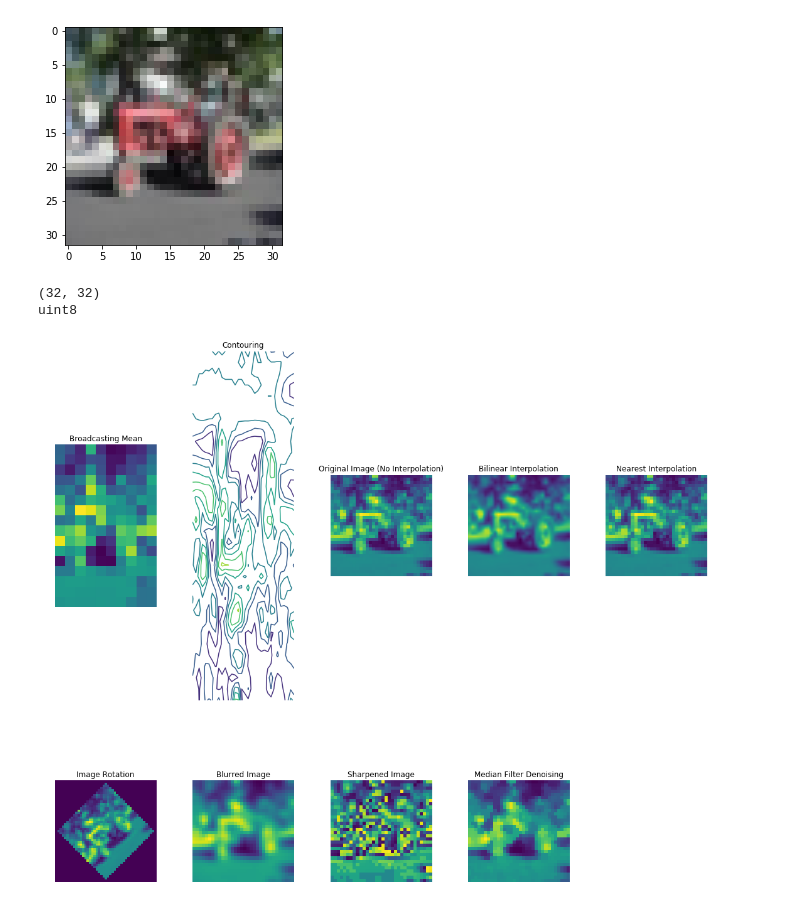
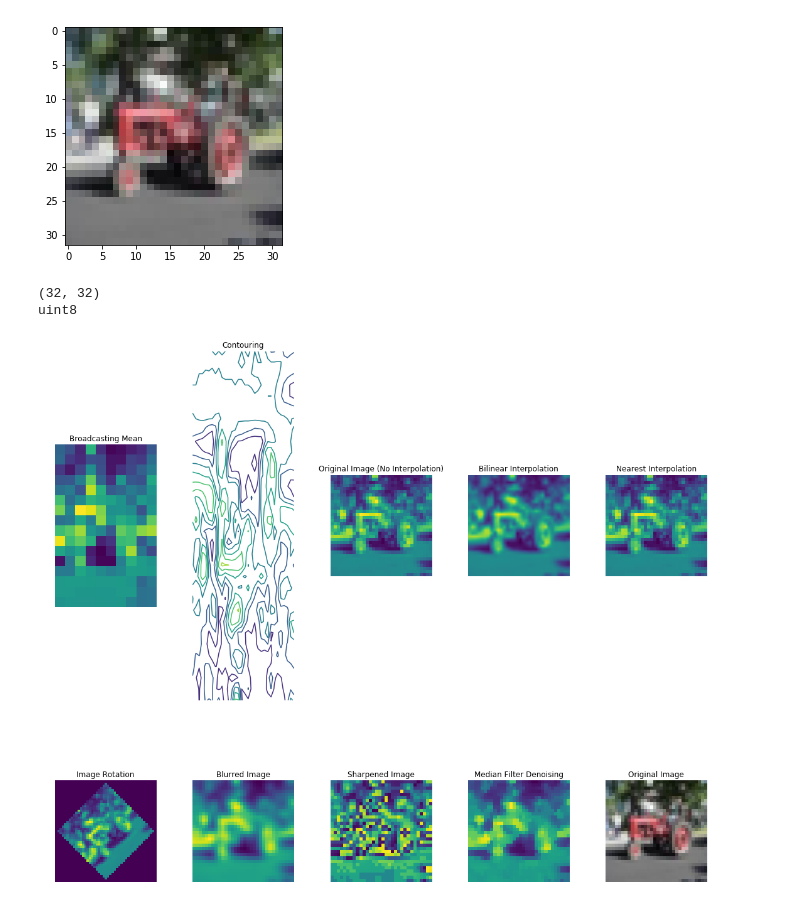
Before and after one commit to jafonte01/CAPSTONE---FINAL, a Jupyter notebook: Final Capstone Project.ipynb, the cells around one changed output. Saved outputs shown, nothing was run; the diff lists cells and outputs as text; code cells hidden in the pictures.

```diff
--- a/Final Capstone Project.ipynb
+++ b/Final Capstone Project.ipynb
@@ -696,31 +696,39 @@ plt.axis('off')
 
 #------------------------------------------------------------------
 
 plt.subplot(2,5,9)
 noisy = sampleimage2d + 0.4*sampleimage2d.std()*np.random.random(sampleimage2d.shape)
 med_denoised = ndimage.median_filter(noisy, 3)
 
 plt.imshow(med_denoised)
 plt.title('Median Filter Denoising')
 plt.axis('off')
 
 #------------------------------------------------------------------
+
+plt.subplot(2,5,10)
+sampleimage = df101train['Image Array'][727]
+plt.imshow(sampleimage)
+plt.title('Original Image')
+plt.axis('off')
+
+#--------------------------------------------------------------
 #plt.subplot(2,5,10)
 #im = np.zeros(sampleimage2d.shape)
 #im[64:-64, 64:-64] = 1
 #sx = ndimage.sobel(sampleimage2d, axis=0, mode='constant')
 #sy = ndimage.sobel(sampleimage2d, axis=1, mode='constant')
 #sob = np.hypot(sx, sy)
 
 #plt.imshow(sob)
 #plt.title('Sobel filter')
 #plt.axis('off')
 
 #------------------------------------------------------------------
 
 plt.tight_layout()
 plt.show()
 # %% [output]
 (32, 32)
 uint8
-[figure, old version]
+[figure, new version]
```
Also changed, not shown: parts of 5 cells of this notebook.
